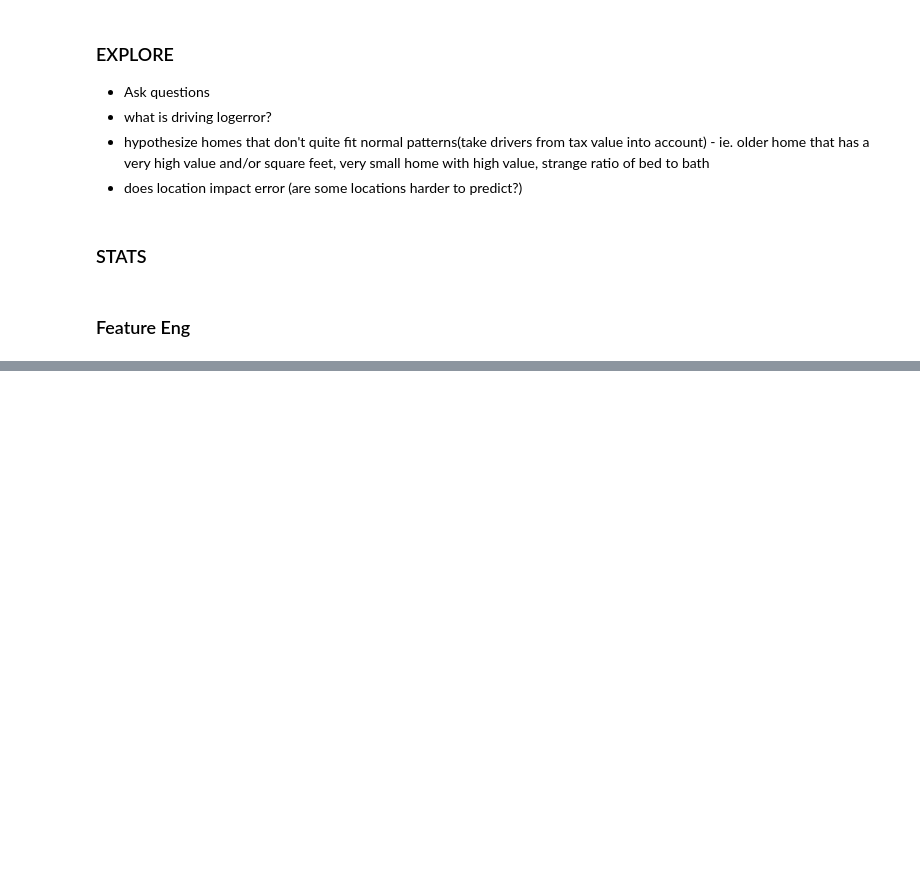
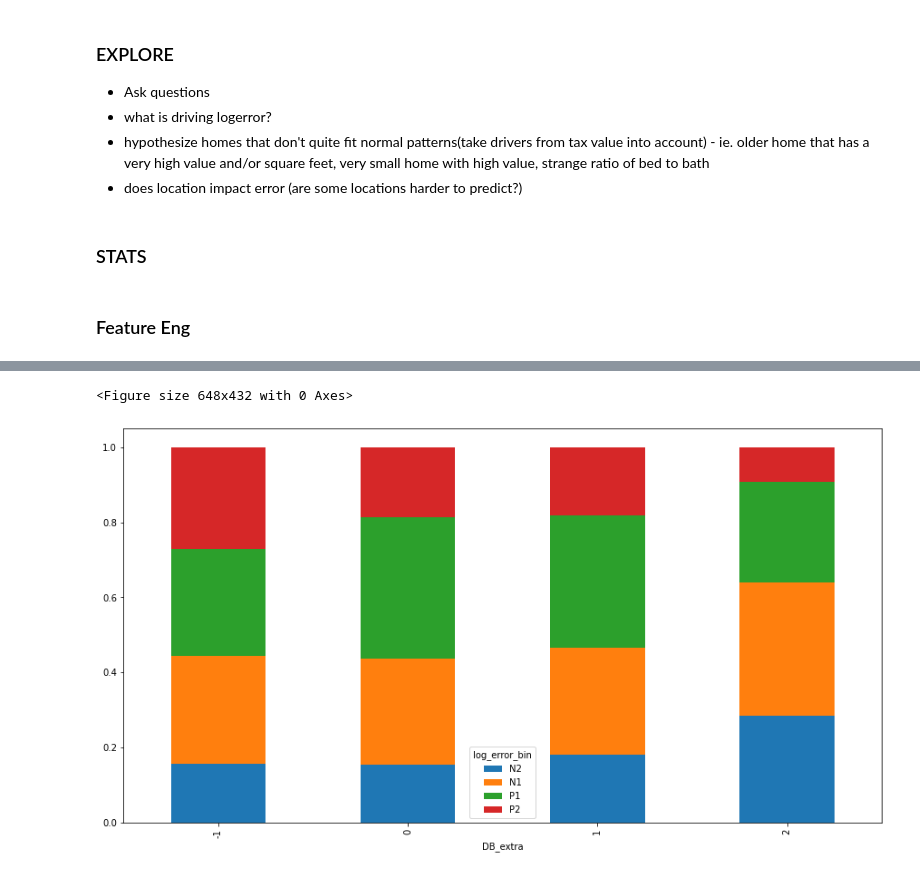
Before and after one commit to mindyshiben/Zillow_Clustering_Project, a Jupyter notebook: FINAL_report.ipynb, the cells around one changed output, grey strips where cells are left out. Cells and saved outputs as stored; diff of their text form; code cells hidden in the pictures; blank space fills up the shorter version.

```diff
--- a/FINAL_report.ipynb
+++ b/FINAL_report.ipynb
@@ -155,0 +456,10 @@ X = pd.DataFrame(X, index=train_s.index, columns=train_s.columns)
+# %%
+num_vars = train[['year_built','taxvaluedollarcnt', 'square_feet', 'bedrooms', 'bathrooms', 'has_pool', 'garages']]
+scaler = sklearn.preprocessing.MinMaxScaler()
+scaler.fit(num_vars)
+train_s = (num_vars)
+X = scaler.transform(num_vars)
+X = pd.DataFrame(X, index=train_s.index, columns=train_s.columns)
+clustering = DBSCAN(eps = .12, min_samples = 50).fit(X)
+train['DB_year']=clustering.labels_
+train['DB_year'].value_counts()
@@ -156,11 +484,14 @@ X = pd.DataFrame(X, index=train_s.index, columns=train_s.columns)
 # %%
-from sklearn.preprocessing import Normalizer
-
-normalizer = Normalizer()
-
-X[X.columns] = normalizer.fit_transform(X[X.columns])
+from sklearn.cluster import DBSCAN
+from sklearn.cluster import KMeans
+from sklearn import metrics
+from sklearn.preprocessing import StandardScaler
+from scipy.cluster.vq import kmeans2, whiten
 # %%
-X = np.array(X)
+p = .05
 # %%
-Z = linkage(X, 'single')
+clustering = DBSCAN(eps = .1, min_samples = 50).fit(X)
+train['DB_lot']=clustering.labels_
+# kmeans = KMeans(n_clusters=5)
+# kmeans_clusters = kmeans.fit_predict(X_scaled)
 # %%
@@ -191,9 +542,12 @@ validate['log_error_bin'] = pd.cut(validate['log_error'], bins=bins, labels=labe
 test['log_error_bin'] = pd.cut(test['log_error'], bins=bins, labels=labels)
 # %%
 plt.figure(figsize=(9, 6))
-pd.crosstab(train['room_cluster'],train['log_error_bin'],
+pd.crosstab(train['DB_extra'],train['log_error_bin'],
              normalize='index').plot.bar(stacked=True)
 plt.show()
+# %% [output]
+<Figure size 648x432 with 0 Axes>
+[figure, added]
 # %%
 plt.figure(figsize=(9, 6))
 pd.crosstab(train['propertycountylandusecode'],train['log_error_bin'],
```
Also changed, not shown: parts of 50 cells of this notebook, 7 other files.
